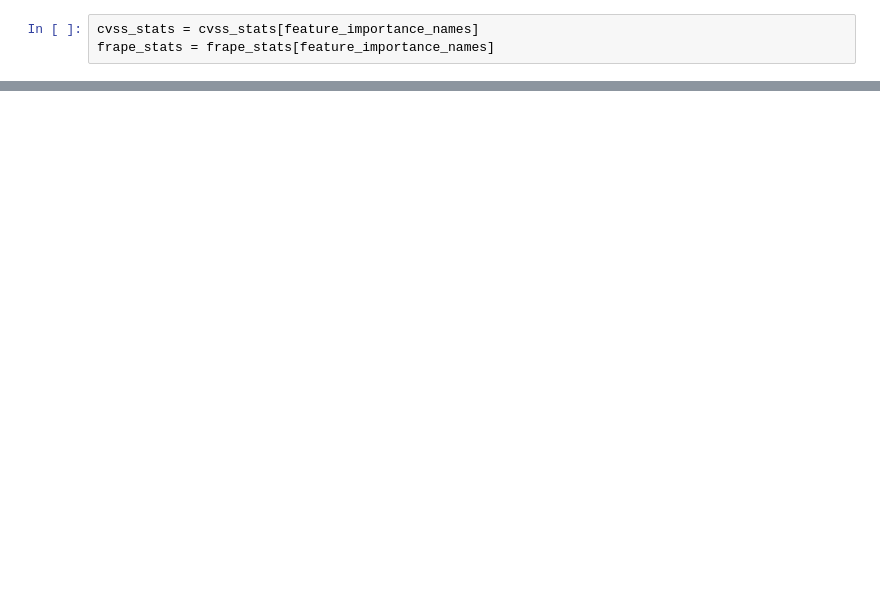
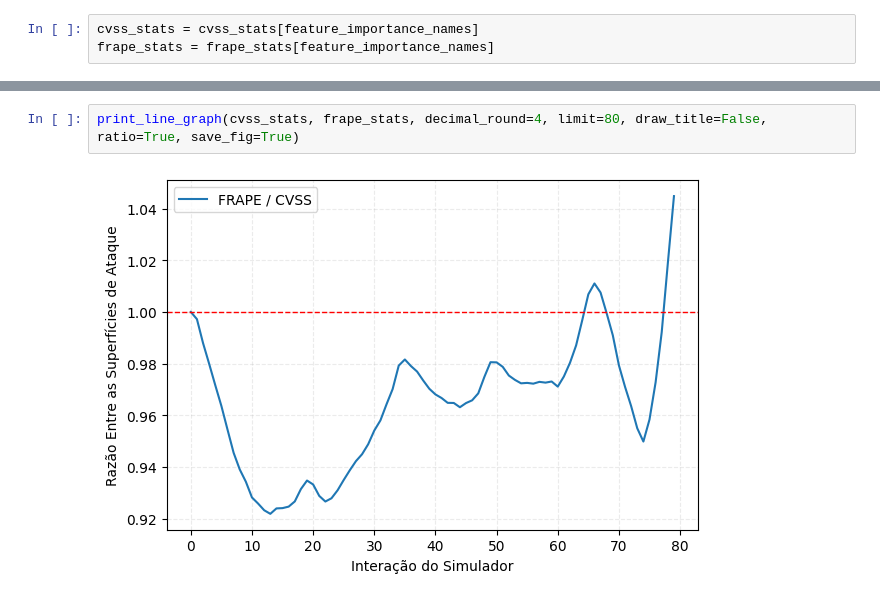
Before and after one commit to rodrigoparente/cvefixes-simulator, a Jupyter notebook: ipynb/Stats Analysis -- Radar chart.ipynb, the cells around one changed output, grey strips where cells are left out. Drawn from its saved outputs; the diff is of its cells as text; blank space fills up the shorter version.

```diff
--- a/ipynb/Stats Analysis -- Radar chart.ipynb
+++ b/ipynb/Stats Analysis -- Radar chart.ipynb
@@ -211,0 +293,4 @@ for key in range(0, 26, 4):
+# %%
+print_line_graph(cvss_stats, frape_stats, decimal_round=4, limit=80, draw_title=False, ratio=True, save_fig=True)
+# %% [output]
+[figure, added]
```
Also changed, not shown: parts of 10 cells of this notebook, 4 other files.
